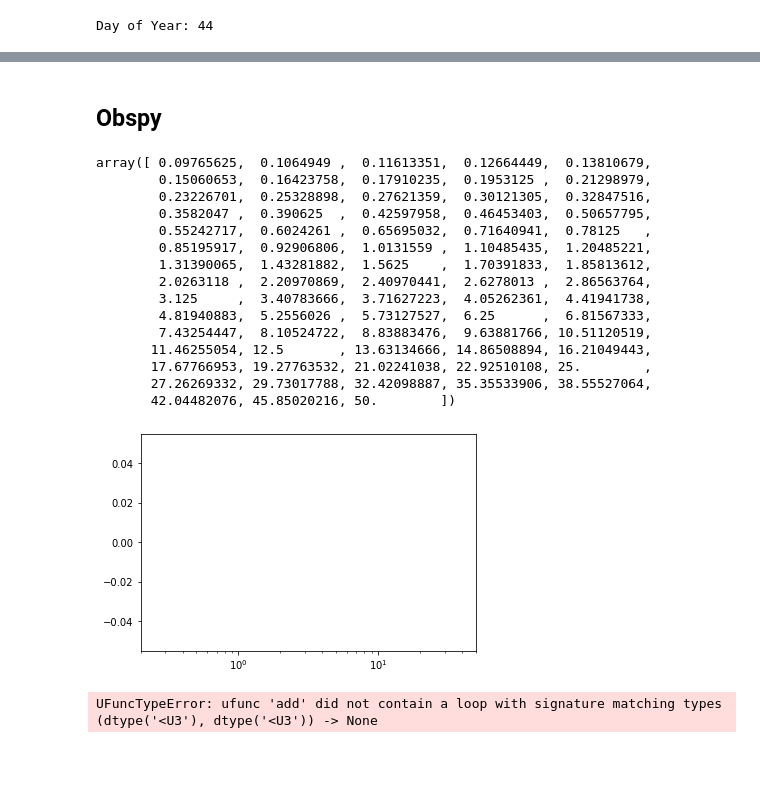
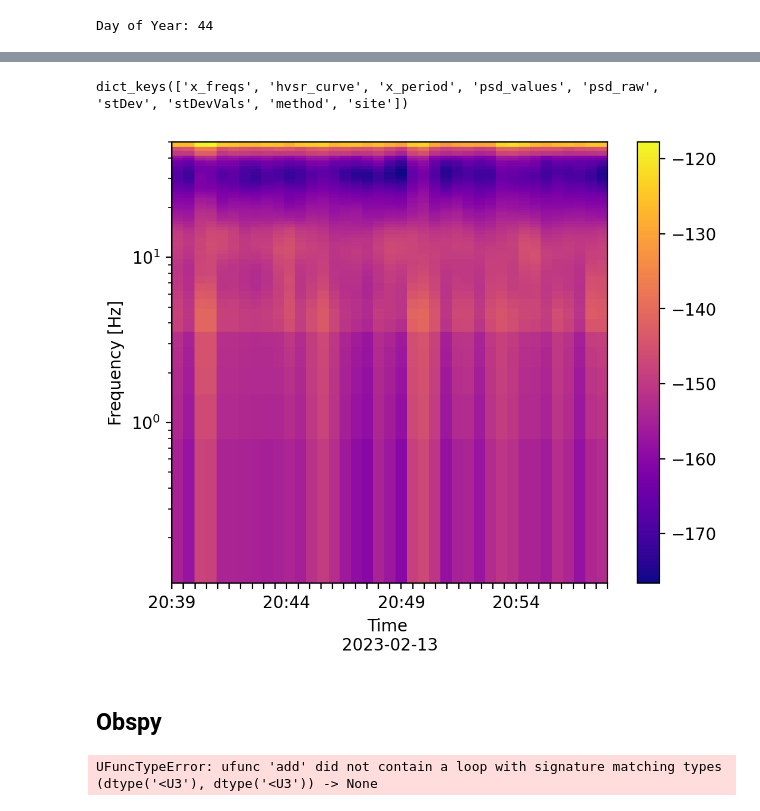
Before and after one commit to RJbalikian/SPRIT-HVSR, a Jupyter notebook: workingNotebook.ipynb, the cells around one changed output, grey strips where cells are left out. Cells and saved outputs as stored; diff of their text form; code cells hidden in the pictures; blank space fills up the shorter version.

```diff
--- a/workingNotebook.ipynb
+++ b/workingNotebook.ipynb
@@ -65,2 +72,46 @@ stream.plot()
+# %%
+hvsr_calc.keys()
+# %% [output]
+dict_keys(['x_freqs', 'hvsr_curve', 'x_period', 'psd_values', 'psd_raw', 'stDev', 'stDevVals', 'method', 'site'])
+# %%
+import matplotlib.dates as mdates
+
+psdList =[]
+for k in hvsr_calc['psd_raw']:
+    psdList.append(hvsr_calc['psd_raw'][k])
+psdArr = np.array(psdList)
+psdArr = np.mean(psdArr, axis=0)
+
+xmin = datetime.datetime.strptime(min(ppsds['EHZ'].current_times_used).isoformat(), '%Y-%m-%dT%H:%M:%S.%f')
+xmax = datetime.datetime.strptime(max(ppsds['EHZ'].current_times_used).isoformat(), '%Y-%m-%dT%H:%M:%S.%f')
+xmin = mdates.date2num(xmin)
+xmax = mdates.date2num(xmax)
+
+tTicks = []
+tLabels = []
+for i, t in enumerate(ppsds['EHZ'].current_times_used):
+    t1 = datetime.datetime.strptime(t.isoformat(), '%Y-%m-%dT%H:%M:%S.%f')
+    tTicks.append(mdates.date2num(t1))
+    day = str(t.date)
+    if i%10==0:
+        tLabels.append(str(t.hour)+':'+str(t.minute))
+    else:
+        tLabels.append('')
+extList = [xmin,xmax,min(hvsr_calc['x_freqs']['EHZ']),max(hvsr_calc['x_freqs']['EHZ'])]
+
+plt.imshow(psdArr.T, origin='lower', extent=extList,aspect=.005, cmap='plasma')
+
+FreqTicks = np.arange(1,np.round(max(hvsr_calc['x_freqs']['EHZ']),0), 10)
+plt.xticks(ticks=tTicks, labels=tLabels)
+#plt.yticks(np.round(hvsr_calc['x_freqs']['EHZ'],0))
+plt.yticks(FreqTicks)
+plt.xlabel('Time \n'+day)
+plt.ylabel('Frequency [Hz]')
+plt.semilogy()
+plt.colorbar()
+plt.rcParams['figure.dpi'] = 200
+plt.show()
+# %% [output]
+[figure, added]
 # %% [markdown]
 ## Obspy
@@ -69,32 +118,3 @@ ppsds = hvsr.generatePPSDs(stream=stream, paz=paz, ppsd_length=60)
-# %%
-np.sort(np.divide(np.ones_like(ppsds['EHE'].period_bin_centers),ppsds['EHE'].period_bin_centers))
-# %% [output]
-array([ 0.09765625,  0.1064949 ,  0.11613351,  0.12664449,  0.13810679,
-        0.15060653,  0.16423758,  0.17910235,  0.1953125 ,  0.21298979,
-        0.23226701,  0.25328898,  0.27621359,  0.30121305,  0.32847516,
-        0.3582047 ,  0.390625  ,  0.42597958,  0.46453403,  0.50657795,
-        0.55242717,  0.6024261 ,  0.65695032,  0.71640941,  0.78125   ,
-        0.85195917,  0.92906806,  1.0131559 ,  1.10485435,  1.20485221,
-        1.31390065,  1.43281882,  1.5625    ,  1.70391833,  1.85813612,
-        2.0263118 ,  2.20970869,  2.40970441,  2.6278013 ,  2.86563764,
-        3.125     ,  3.40783666,  3.71627223,  4.05262361,  4.41941738,
-        4.81940883,  5.2556026 ,  5.73127527,  6.25      ,  6.81567333,
-        7.43254447,  8.10524722,  8.83883476,  9.63881766, 10.51120519,
-       11.46255054, 12.5       , 13.63134666, 14.86508894, 16.21049443,
-       17.67766953, 19.27763532, 21.02241038, 22.92510108, 25.        ,
-       27.26269332, 29.73017788, 32.42098887, 35.35533906, 38.55527064,
-       42.04482076, 45.85020216, 50.        ])
-# %%
-hvsr_calc = hvsr.process_hvsr(ppsds, method=4)
-
-x = hvsr_calc['x_freqs']['EHZ']
-#This is temporary, need to export x values (freq)
-#plt.plot(x, hvsr_calc['hvsr_curve'])
-plt.semilogx()
-plt.xlim([0.2, 50])
-plt.show()
-# %% [output]
-[figure, removed]
 # %%
 sdList = []
 for cSD in hvsr_calc['stDev']:
```
Also changed, not shown: parts of 8 cells of this notebook, 2 other files.
